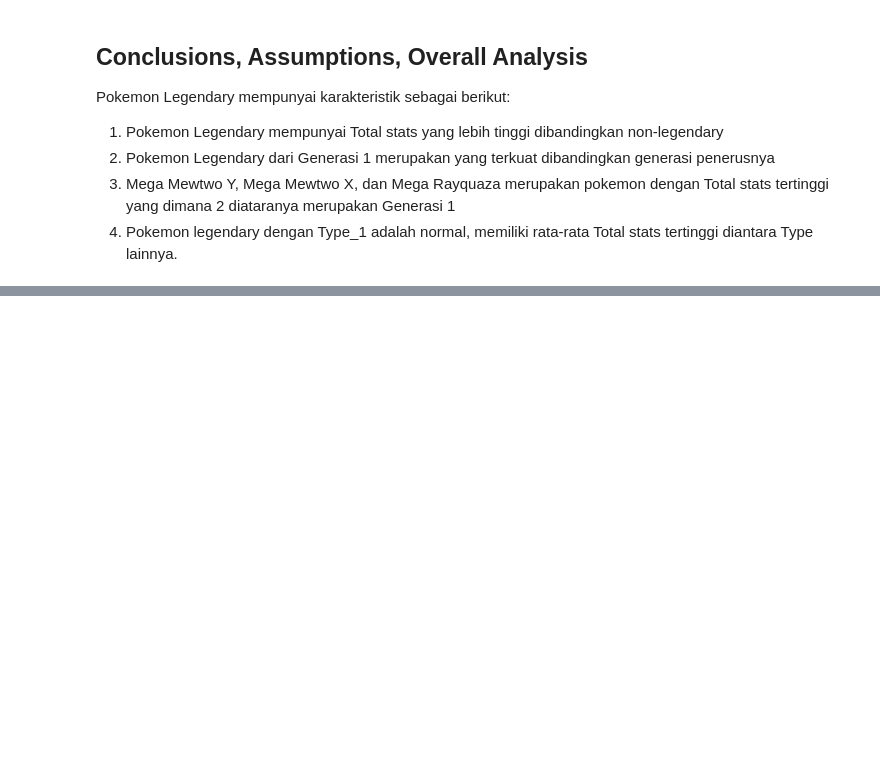
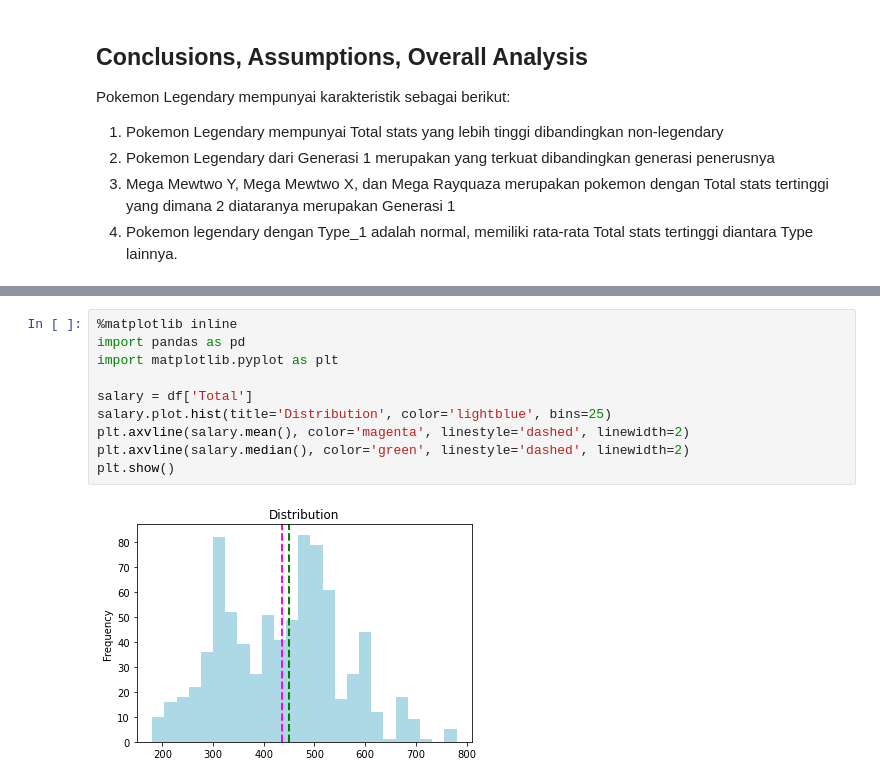
Before and after one commit to 4dhil/Learning_Journal, a Jupyter notebook: Phase_0/Week_1/p0---ftds010---g1-4dhil-main/h8dsft_P0W1_Fadhil_muhammad_Irfan.ipynb, the cells around one changed output, grey strips where cells are left out. Saved outputs shown, nothing was run; the diff lists cells and outputs as text; blank space fills up the shorter version.

```diff
--- a/Phase_0/Week_1/p0---ftds010---g1-4dhil-main/h8dsft_P0W1_Fadhil_muhammad_Irfan.ipynb
+++ b/Phase_0/Week_1/p0---ftds010---g1-4dhil-main/h8dsft_P0W1_Fadhil_muhammad_Irfan.ipynb
@@ -500,0 +525,12 @@ Pokemon Legendary mempunyai karakteristik sebagai berikut:
+# %%
+%matplotlib inline
+import pandas as pd
+import matplotlib.pyplot as plt
+
+salary = df['Total']
+salary.plot.hist(title='Distribution', color='lightblue', bins=25)
+plt.axvline(salary.mean(), color='magenta', linestyle='dashed', linewidth=2)
+plt.axvline(salary.median(), color='green', linestyle='dashed', linewidth=2)
+plt.show()
+# %% [output]
+[figure, added]
```
Also changed, not shown: parts of 19 cells of this notebook, 20 other files.
